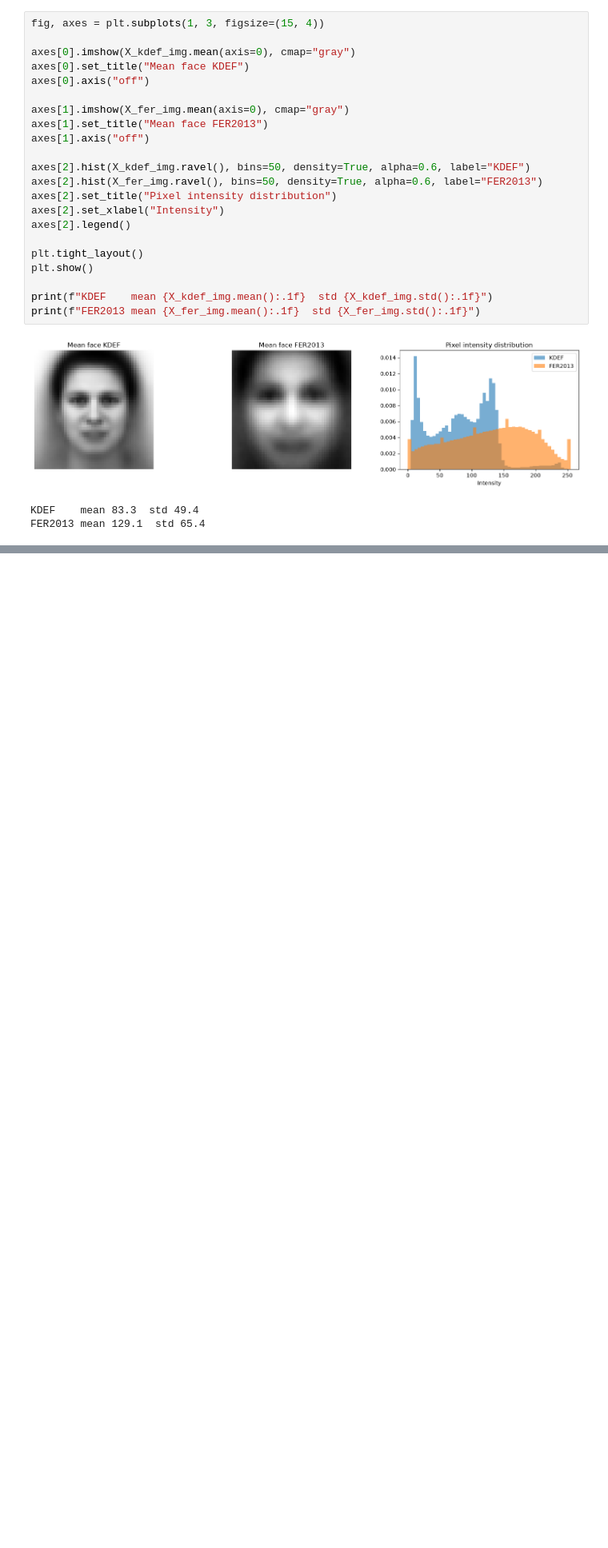
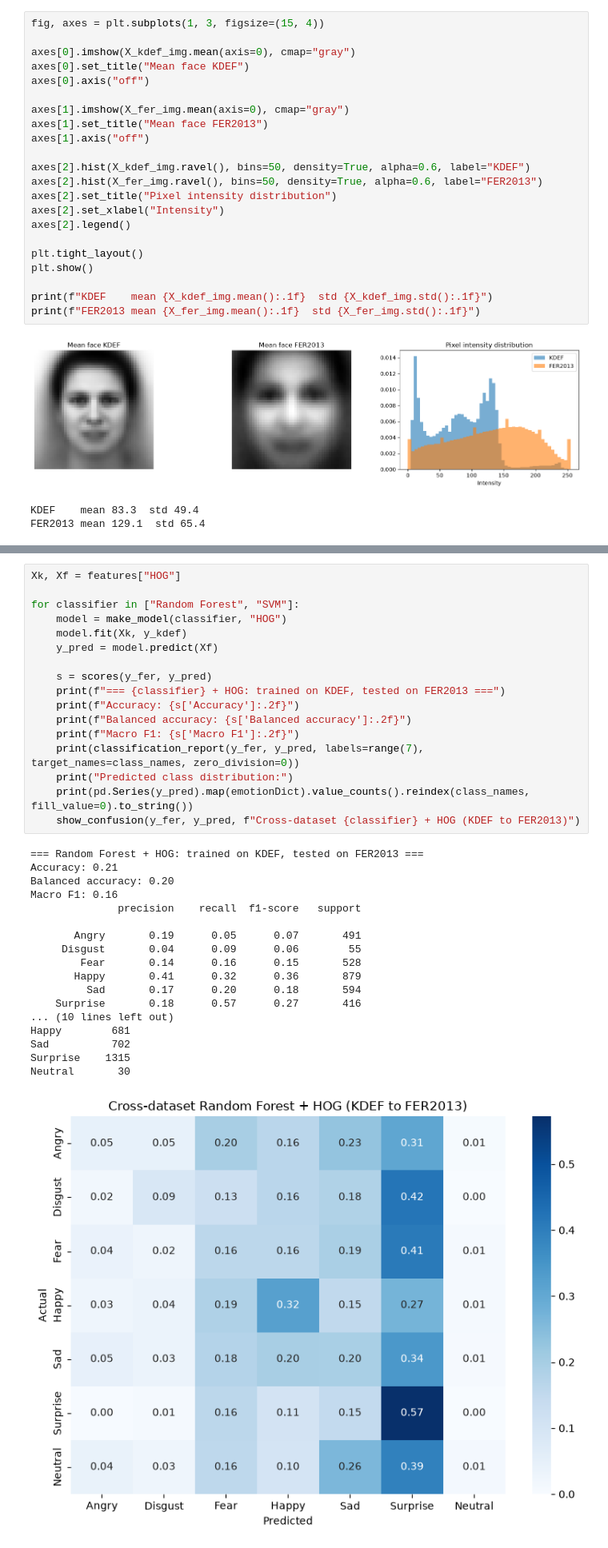
Before and after one commit to kostasparma/Emotion_Recognition_ML, a Jupyter notebook: Task3.ipynb, the cells around one changed output, grey strips where cells are left out. Shown at 80% size. Saved outputs shown, nothing was run; the diff lists cells and outputs as text; blank space fills up the shorter version.

```diff
--- a/Task3.ipynb
+++ b/Task3.ipynb
@@ -162,0 +285,36 @@ FER2013 mean 129.1  std 65.4
+# %%
+Xk, Xf = features["HOG"]
+
+for classifier in ["Random Forest", "SVM"]:
+    model = make_model(classifier, "HOG")
+    model.fit(Xk, y_kdef)
+    y_pred = model.predict(Xf)
+
+    s = scores(y_fer, y_pred)
+    print(f"=== {classifier} + HOG: trained on KDEF, tested on FER2013 ===")
+    print(f"Accuracy: {s['Accuracy']:.2f}")
+    print(f"Balanced accuracy: {s['Balanced accuracy']:.2f}")
+    print(f"Macro F1: {s['Macro F1']:.2f}")
+    print(classification_report(y_fer, y_pred, labels=range(7), target_names=class_names, zero_division=0))
+    print("Predicted class distribution:")
+    print(pd.Series(y_pred).map(emotionDict).value_counts().reindex(class_names, fill_value=0).to_string())
+    show_confusion(y_fer, y_pred, f"Cross-dataset {classifier} + HOG (KDEF to FER2013)")
+# %% [output]
+=== Random Forest + HOG: trained on KDEF, tested on FER2013 ===
+Accuracy: 0.21
+Balanced accuracy: 0.20
+Macro F1: 0.16
+              precision    recall  f1-score   support
+
+       Angry       0.19      0.05      0.07       491
+     Disgust       0.04      0.09      0.06        55
+        Fear       0.14      0.16      0.15       528
+       Happy       0.41      0.32      0.36       879
+         Sad       0.17      0.20      0.18       594
+    Surprise       0.18      0.57      0.27       416
+... (10 lines left out)
+Happy        681
+Sad          702
+Surprise    1315
+Neutral       30
+[figure, added]
```
Also changed, not shown: parts of 10 cells of this notebook, 3 other files.
